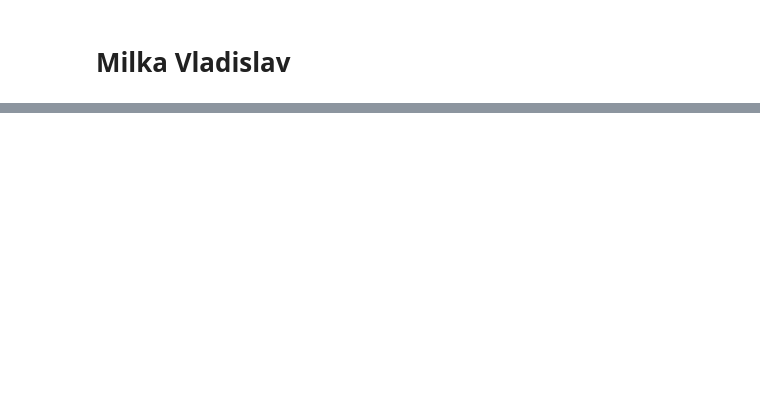
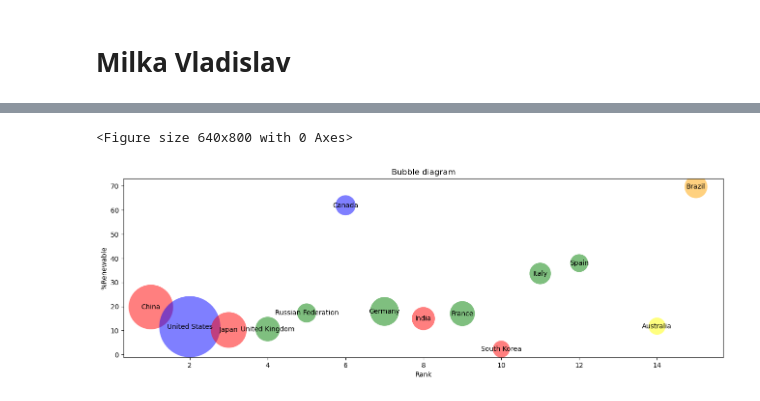
Before and after one commit to milkavladislav/Jupiter-labs, a Jupyter notebook: lab_3/lab_3.ipynb, the cells around one changed output, grey strips where cells are left out. Saved outputs shown, nothing was run; the diff lists cells and outputs as text; code cells hidden in the pictures; blank space fills up the shorter version.

```diff
--- a/lab_3/lab_3.ipynb
+++ b/lab_3/lab_3.ipynb
@@ -13,0 +23,12 @@ IndexError: list index out of range
+# %%
+df1['Country'] = df1['Country'].str.replace(r'[0-9]+|\(.*\)', '', regex=True)
+# %%
+df1['Country'] = df1['Country'].replace("Republic of Korea", "South Korea")
+df1['Country'] = df1['Country'].replace("United States of America", "United States")
+df1['Country'] = df1['Country'].replace("United Kingdom of Great Britain and Northern Ireland", "United Kingdom")
+df1['Country'] = df1['Country'].replace("China, Hong Kong Special Administrative Region", "Hong Kong")
+# %%
+df2 = pd.read_csv('gpd.csv', skiprows = 4)
+df2['Country Name'] = df2['Country Name'].replace('Korea, Rep.', 'South Korea')
+df2['Country Name'] = df2['Country Name'].replace('Iran, Islamic Rep.', 'Iran')
+df2['Country Name'] = df2['Country Name'].replace('Hong Kong SAR, China', 'Hong Kong')
@@ -13,0 +148,8 @@ IndexError: list index out of range
+# %%
+def add_continent_info(dfp):
+    ContinentDict = {'China':'Asia', 'United States':'North America', 'Japan':'Asia', 'United Kingdom':'Europe',
+                     'Russian Federation':'Europe', 'Canada':'North America', 'Germany':'Europe', 'India':'Asia',
+                     'France':'Europe', 'South Korea':'Asia', 'Italy':'Europe', 'Spain':'Europe', 'Iran':'Asia',
+                     'Australia':'Australia', 'Brazil':'South America'}
+    dfp['Continent'] = pd.Series(ContinentDict)
+    return dfp
@@ -13,0 +173,27 @@ IndexError: list index out of range
+# %%
+def make_renewable_vs_rank_diagram(dfp):
+    ContinentColorDict = {'Asia':'red', 'North America':'blue', 'Europe':'green', 'Australia':'yellow',
+                          'South America':'orange'}
+    dfp = add_continent_info(dfp)
+
+    %matplotlib inline
+    plt.rcParams['figure.dpi'] = 100
+    plt.figure().set_figheight(8)
+    plt.figure().set_figwidth(16)
+
+    plt.scatter(x=dfp['Rank'], y=dfp['%Renewable'], s=dfp['2015'] / 2000000000,
+                c=pd.Series(ContinentColorDict)[dfp['Continent']], edgecolors='none', alpha=0.5)
+
+    for i, txt in enumerate(dfp.index):
+        plt.annotate(txt, xy=(dfp['Rank'].iat[i], dfp['%Renewable'].iat[i]), ha="center", va="center")
+
+    plt.title('Bubble diagram')
+    plt.ylabel('%Renewable')
+    plt.xlabel('Rank')
+    plt.show()
+
+
+make_renewable_vs_rank_diagram(df.copy())
+# %% [output]
+<Figure size 640x800 with 0 Axes>
+[figure, added]
```
Also changed, not shown: parts of 12 cells of this notebook, 1 other file.
